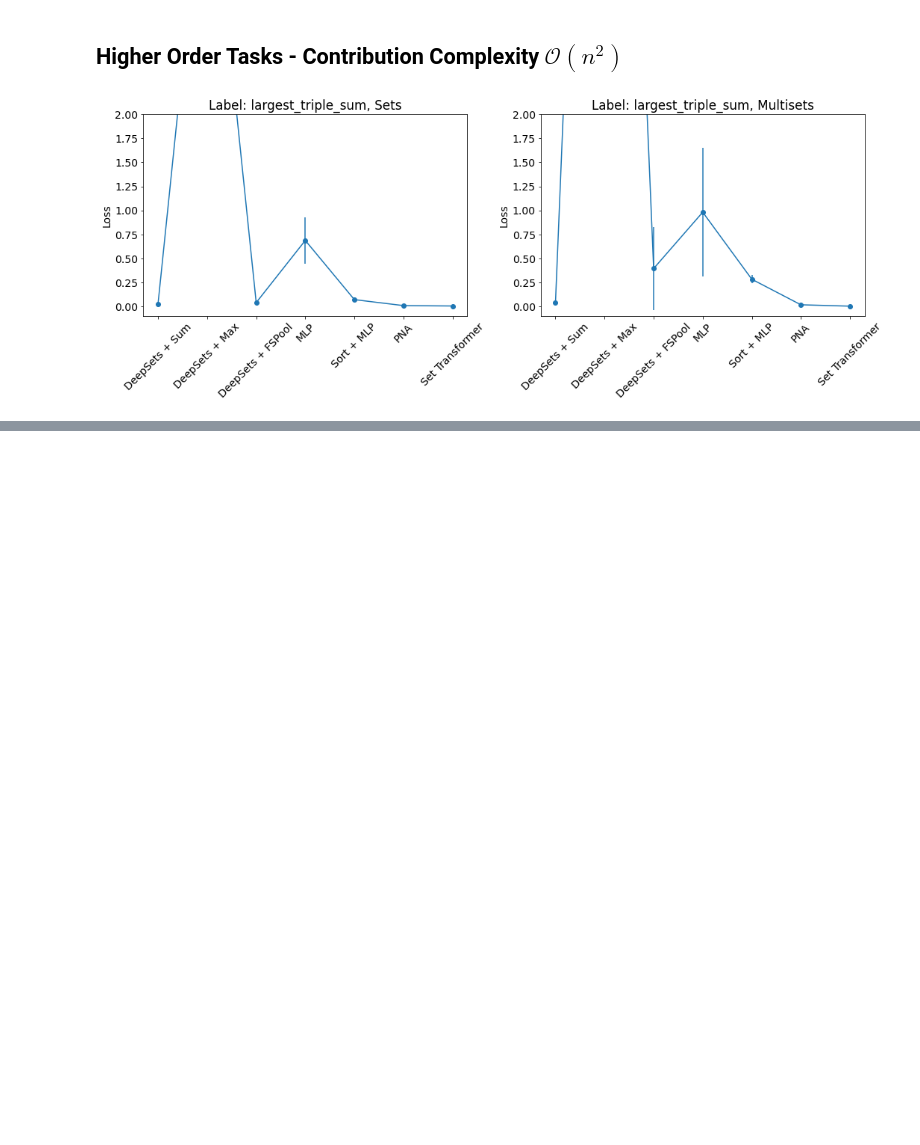
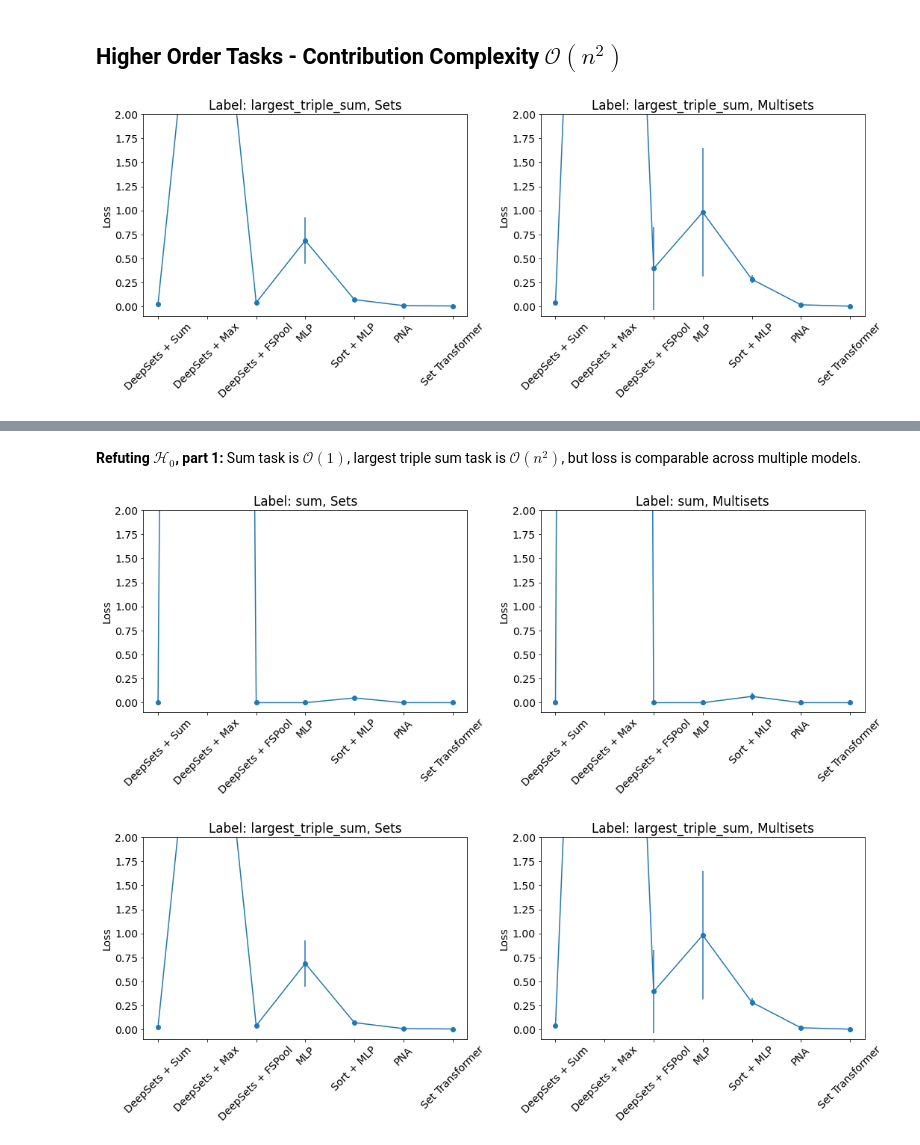
Before and after one commit to ischi09/Distributed-Systems-Lab-, a Jupyter notebook: analysis/sweeps-results.ipynb, the cells around one changed output, grey strips where cells are left out. Drawn from its saved outputs; the diff is of its cells as text; code cells hidden in the pictures; blank space fills up the shorter version.

```diff
--- a/analysis/sweeps-results.ipynb
+++ b/analysis/sweeps-results.ipynb
@@ -107,0 +128,9 @@ plot_task_results("largest_triple_sum", y_limits=[-0.1,2])
+# %% [markdown]
+**Refuting $\mathcal{H}_0$, part 1:** Sum task is $\mathcal{O}(1)$, largest triple
+sum task is $\mathcal{O}(n^2)$, but loss is comparable across multiple models.
+# %%
+plot_task_results("sum", y_limits=[-0.1,2])
+plot_task_results("largest_triple_sum", y_limits=[-0.1,2])
+# %% [output]
+[figure, added]
+[figure, added]
```
Also changed, not shown: parts of 8 cells of this notebook.
